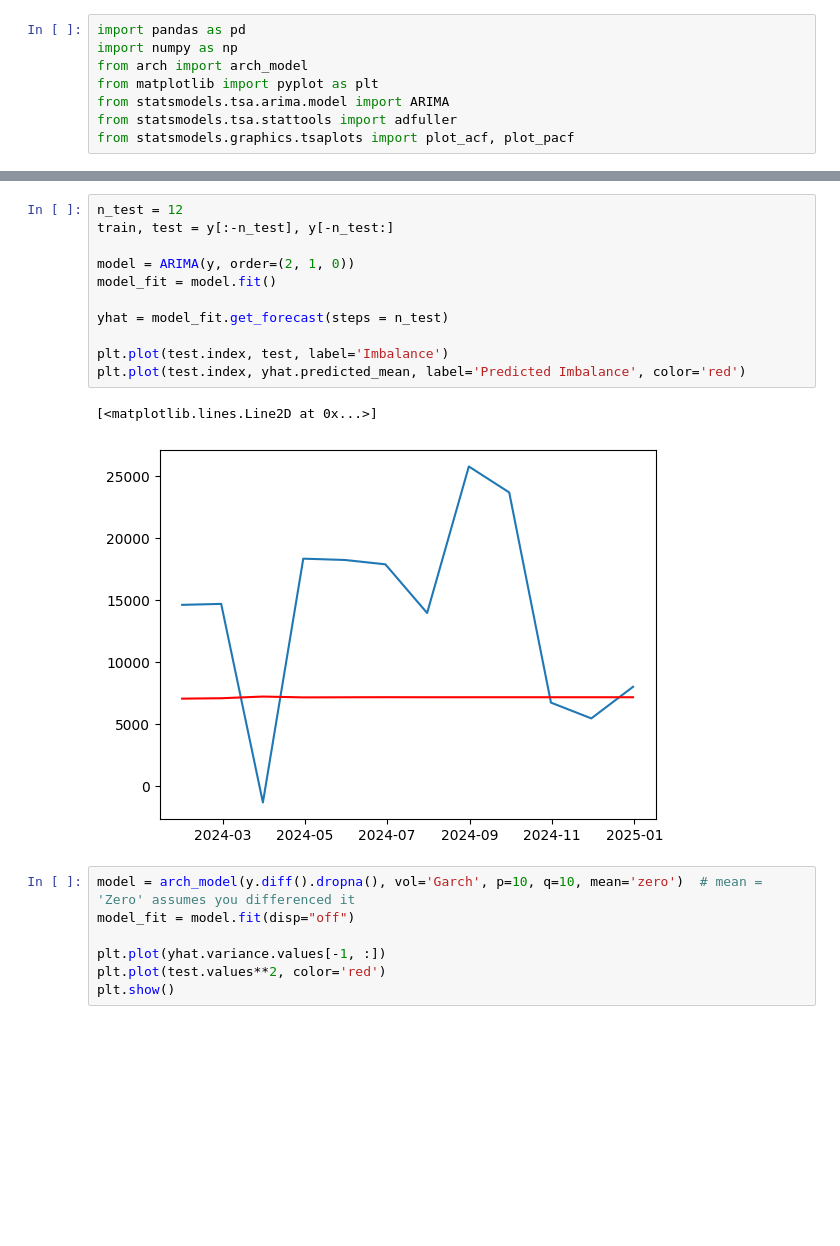
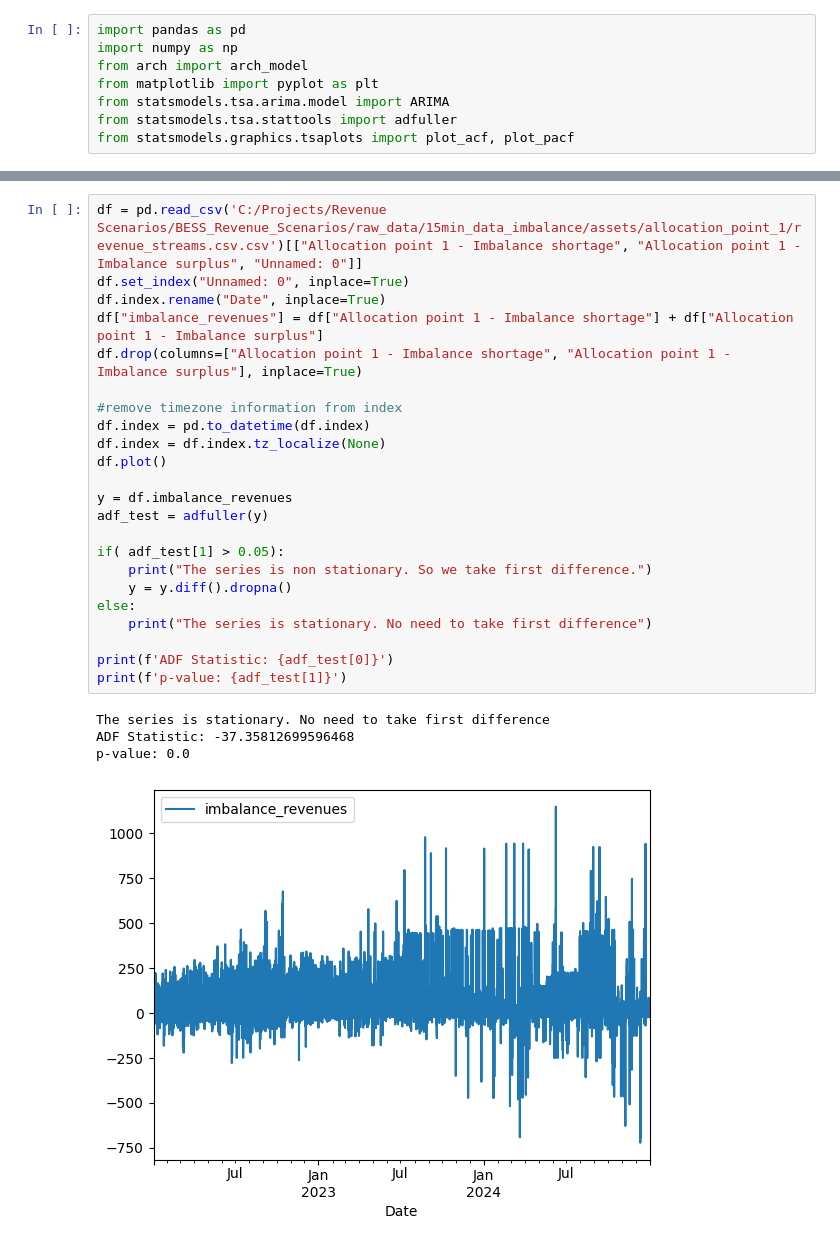
Before and after one commit to Uanra14/BESS_Revenue_Scenarios, a Jupyter notebook: imbalance_forecasting/arima_test.ipynb, the cells around one changed output, grey strips where cells are left out. Drawn from its saved outputs; the diff is of its cells as text; blank space fills up the shorter version.

Commit message:
Added more arima code, and processed 15min data

```diff
--- a/imbalance_forecasting/arima_test.ipynb
+++ b/imbalance_forecasting/arima_test.ipynb
@@ -48,21 +51,28 @@ plt.show()
-# %%
-n_test = 12
-train, test = y[:-n_test], y[-n_test:]
-
-model = ARIMA(y, order=(2, 1, 0))
-model_fit = model.fit()
-
-yhat = model_fit.get_forecast(steps = n_test)
-
-plt.plot(test.index, test, label='Imbalance')
-plt.plot(test.index, yhat.predicted_mean, label='Predicted Imbalance', color='red')
-# %% [output]
-[<matplotlib.lines.Line2D at 0x...>]
-[figure, removed]
 # %%
-model = arch_model(y.diff().dropna(), vol='Garch', p=10, q=10, mean='zero')  # mean = 'Zero' assumes you differenced it
-model_fit = model.fit(disp="off")
+df = pd.read_csv('C:/Projects/Revenue Scenarios/BESS_Revenue_Scenarios/raw_data/15min_data_imbalance/assets/allocation_point_1/revenue_streams.csv.csv')[["Allocation point 1 - Imbalance shortage", "Allocation point 1 - Imbalance surplus", "Unnamed: 0"]]
+df.set_index("Unnamed: 0", inplace=True)
+df.index.rename("Date", inplace=True)
+df["imbalance_revenues"] = df["Allocation point 1 - Imbalance shortage"] + df["Allocation point 1 - Imbalance surplus"]
+df.drop(columns=["Allocation point 1 - Imbalance shortage", "Allocation point 1 - Imbalance surplus"], inplace=True)
 
-plt.plot(yhat.variance.values[-1, :])
-plt.plot(test.values**2, color='red')
-plt.show()
+#remove timezone information from index
+df.index = pd.to_datetime(df.index)
+df.index = df.index.tz_localize(None)
+df.plot()
+
+y = df.imbalance_revenues
+adf_test = adfuller(y)
+
+if( adf_test[1] > 0.05):
+    print("The series is non stationary. So we take first difference.")
+    y = y.diff().dropna()
+else:
+    print("The series is stationary. No need to take first difference")
+
+print(f'ADF Statistic: {adf_test[0]}')
+print(f'p-value: {adf_test[1]}')
+# %% [output]
+The series is stationary. No need to take first difference
+ADF Statistic: -37.35812699596468
+p-value: 0.0
+[figure, added]
```
Also changed, not shown: parts of 5 cells of this notebook.
